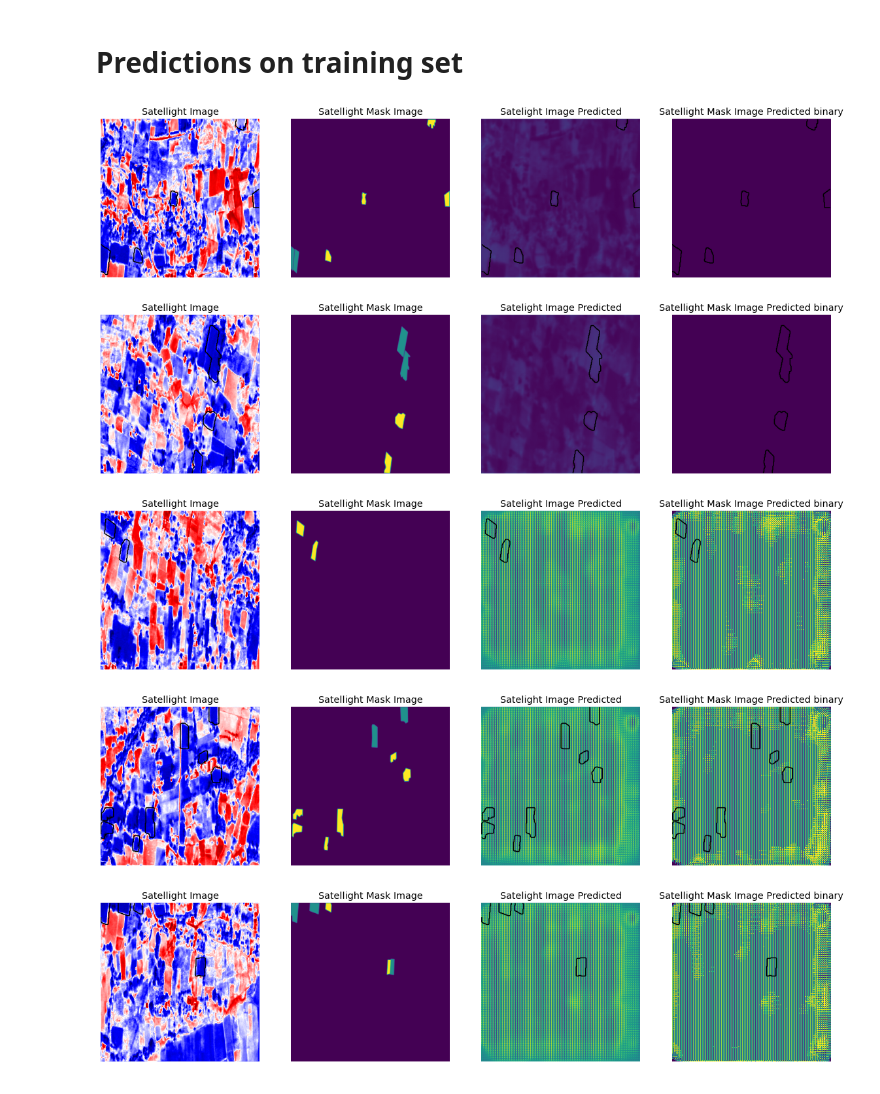
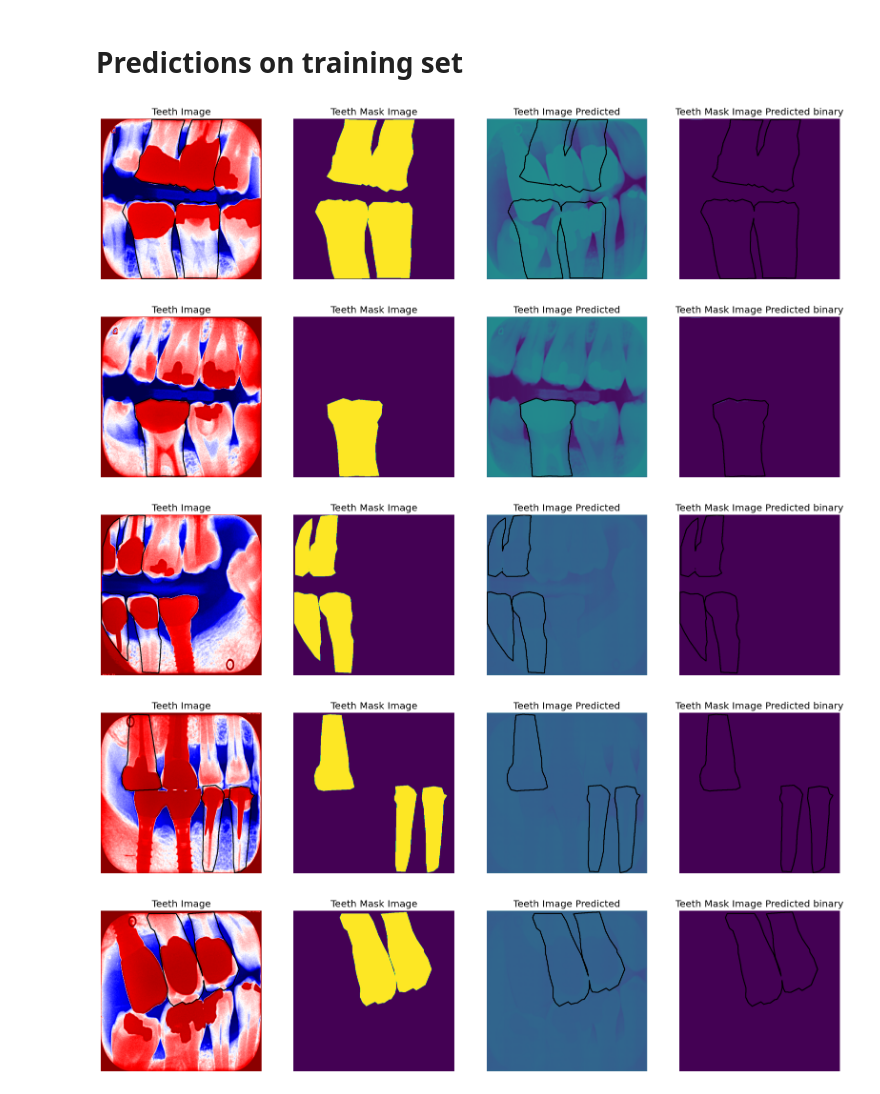
Before and after one commit to howard-hihihi/Teeth-UnetPP, a Jupyter notebook: UnetPlusPlus.ipynb, the cells around one changed output. Cells and saved outputs as stored; diff of their text form; code cells hidden in the pictures.

Commit message:
train twice

```diff
--- a/UnetPlusPlus.ipynb
+++ b/UnetPlusPlus.ipynb
@@ -285,10 +296,10 @@ while weight in os.listdir(root):
 callbacks = [
     EarlyStopping(patience=10, verbose=1),
     ReduceLROnPlateau(factor=0.1, patience=5, min_lr=0.00001, verbose=1),
-    ModelCheckpoint(weight_file, verbose=1, save_best_only=True, save_weights_only=True),
+    ModelCheckpoint('model-UnetPP.h5', verbose=1, save_best_only=True, save_weights_only=True),
     CSVLogger("dataUnetPP.csv"),
     TensorBoard(log_dir='./logs')
 ]
 # %%
-results = model.fit(X_train, y_train, batch_size=1, epochs=5, callbacks=callbacks, validation_data=(X_test, y_test), use_multiprocessing=True)
+results = model.fit(X_train, y_train, batch_size=2, epochs=15, callbacks=callbacks, validation_data=(X_test, y_test), use_multiprocessing=True)
 # %% [output]
@@ -364,47 +397,47 @@ def plot_sample(X, y, preds, binary_preds, ix=None):
     ax[0].imshow(X[ix, ..., 0], cmap='seismic')
     if has_mask:
         ax[0].contour(y[ix].squeeze(), colors='k', levels=[0.5])
-    ax[0].set_title('Satellight Image')
+    ax[0].set_title('Teeth Image')
     ax[0].set_axis_off()
 
     ax[1].imshow(y[ix].squeeze())
-    ax[1].set_title('Satellight Mask Image')
+    ax[1].set_title('Teeth Mask Image')
     ax[1].set_axis_off()
 
     ax[2].imshow(preds[ix].squeeze(), vmin=0, vmax=1)
     if has_mask:
         ax[2].contour(y[ix].squeeze(), colors='k', levels=[0.5])
-    ax[2].set_title('Satelight Image Predicted')
+    ax[2].set_title('Teeth Image Predicted')
     ax[2].set_axis_off()
 
     ax[3].imshow(binary_preds[ix].squeeze(), vmin=0, vmax=1)
     if has_mask:
         ax[3].contour(y[ix].squeeze(), colors='k', levels=[0.5])
-    ax[3].set_title('Satellight Mask Image Predicted binary');
+    ax[3].set_title('Teeth Mask Image Predicted binary');
     ax[3].set_axis_off()
 # %% [markdown]
 # **Predictions on training set**
 # %%
 # Check if training data looks all right
-plot_sample(X_train, y_train, preds_train, preds_train_t, ix=14)
+plot_sample(X_test, y_test, preds_train, preds_val_t, ix=0)
 # %% [output]
-[figure, old version]
+[figure, new version]
 # %%
 plot_sample(X_train, y_train, preds_train, preds_train_t)
 # %% [output]
-[figure, old version]
+[figure, new version]
 # %%
 plot_sample(X_train, y_train, preds_train, preds_train_t)
 # %% [output]
-[figure, old version]
+[figure, new version]
 # %%
 plot_sample(X_train, y_train, preds_train, preds_train_t)
 # %% [output]
-[figure, old version]
+[figure, new version]
 # %%
 plot_sample(X_train, y_train, preds_train, preds_train_t)
 # %% [output]
-[figure, old version]
+[figure, new version]
 # %%
 plot_sample(X_train, y_train, preds_train, preds_train_t)
 # %% [output]
```
Also changed, not shown: parts of 15 cells of this notebook, 49 other files.
